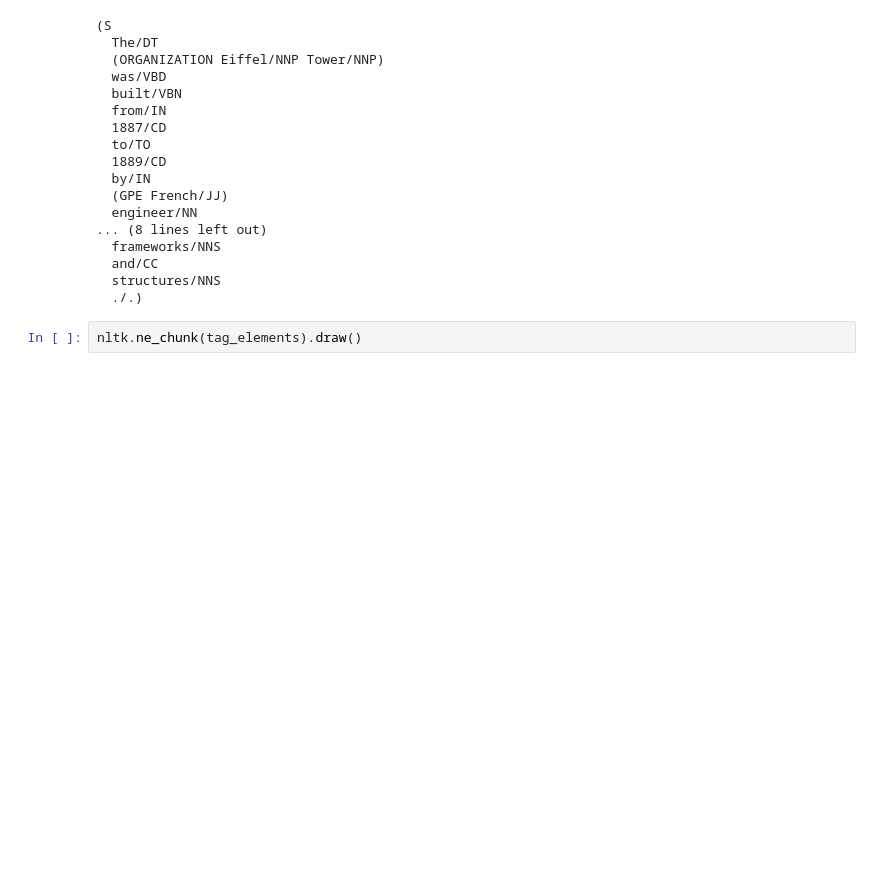
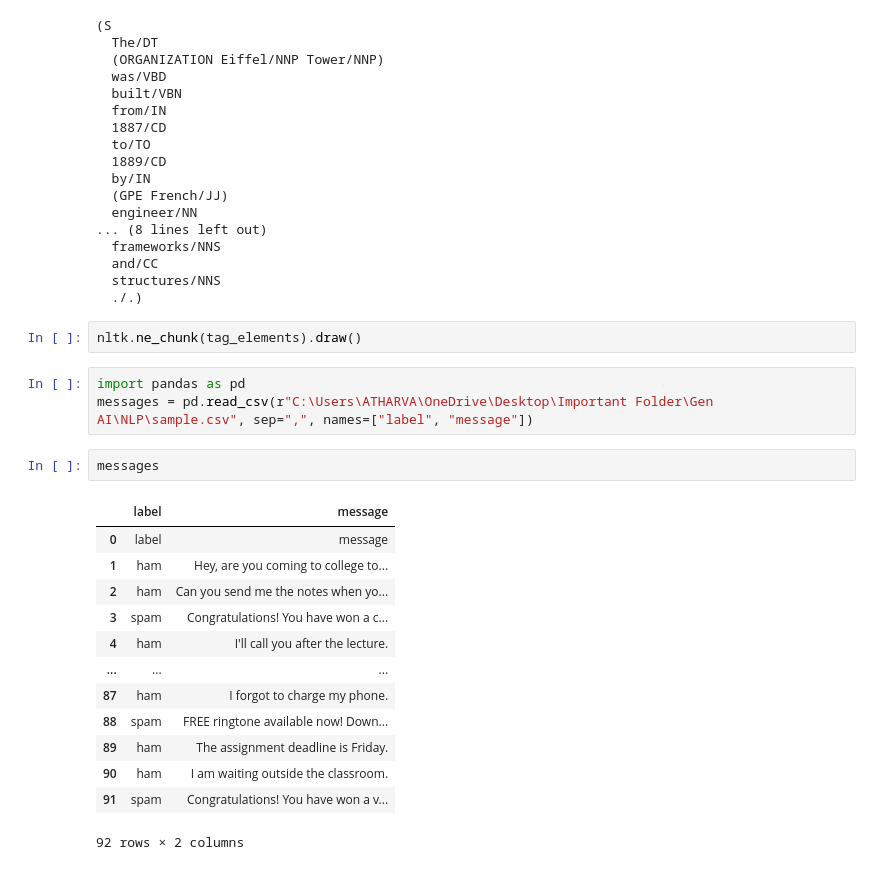
Before and after one commit to Atharva-Devloper/Gen-AI, a Jupyter notebook: NLP/tokenization.ipynb, the cells around one changed output. Saved outputs shown, nothing was run; the diff lists cells and outputs as text; blank space fills up the shorter version.

```diff
--- a/NLP/tokenization.ipynb
+++ b/NLP/tokenization.ipynb
@@ -429,3 +429,22 @@ print(tree)
   ./.)
 # %%
 nltk.ne_chunk(tag_elements).draw()
+# %%
+import pandas as pd
+messages = pd.read_csv(r"C:\Users\ATHARVA\OneDrive\Desktop\Important Folder\Gen AI\NLP\sample.csv", sep=",", names=["label", "message"])
+# %%
+messages
+# %% [output]
+|  | label | message |
+| 0 | label | message |
+| 1 | ham | Hey, are you coming to college to... |
+| 2 | ham | Can you send me the notes when yo... |
+| 3 | spam | Congratulations! You have won a c... |
+| 4 | ham | I'll call you after the lecture. |
+| ... | ... | ... |
+| 87 | ham | I forgot to charge my phone. |
+| 88 | spam | FREE ringtone available now! Down... |
+| 89 | ham | The assignment deadline is Friday. |
+| 90 | ham | I am waiting outside the classroom. |
+| 91 | spam | Congratulations! You have won a v... |
+92 rows × 2 columns
```
Also changed, not shown: parts of 14 cells of this notebook, 2 other files.
